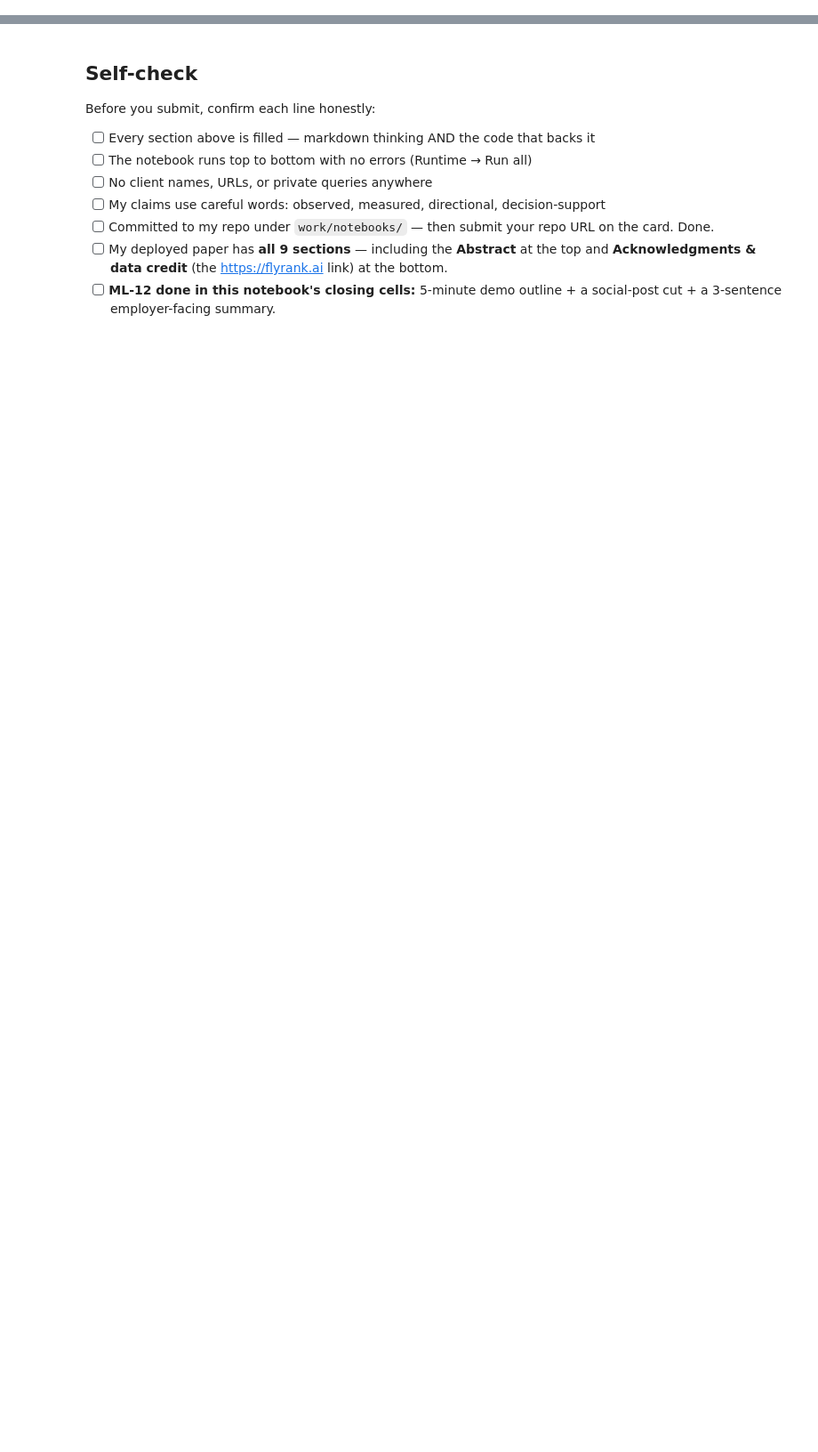
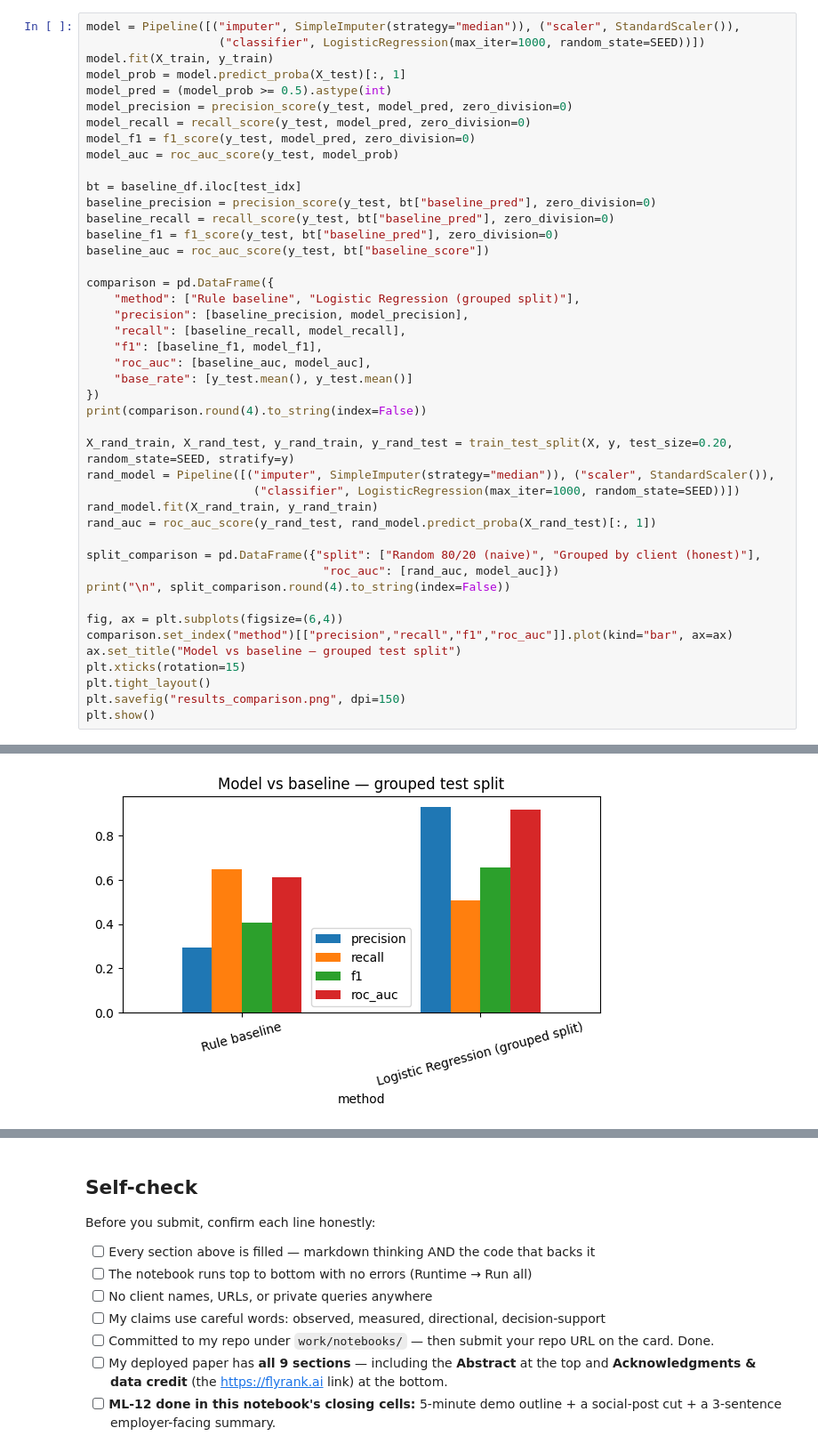
Before and after one commit to titlyzaman25/flyrank-internship, a Jupyter notebook: work/notebooks/capstone.ipynb, the cells around one changed output, grey strips where cells are left out. Shown at 89% size. Cells and saved outputs as stored; diff of their text form; blank space fills up the shorter version.

```diff
--- a/work/notebooks/capstone.ipynb
+++ b/work/notebooks/capstone.ipynb
@@ -36,0 +202,45 @@ This skeleton is yours to fill. Work the sections **in order** — each one has
+# %%
+model = Pipeline([("imputer", SimpleImputer(strategy="median")), ("scaler", StandardScaler()),
+                   ("classifier", LogisticRegression(max_iter=1000, random_state=SEED))])
+model.fit(X_train, y_train)
+model_prob = model.predict_proba(X_test)[:, 1]
+model_pred = (model_prob >= 0.5).astype(int)
+model_precision = precision_score(y_test, model_pred, zero_division=0)
+model_recall = recall_score(y_test, model_pred, zero_division=0)
+model_f1 = f1_score(y_test, model_pred, zero_division=0)
+model_auc = roc_auc_score(y_test, model_prob)
+
+bt = baseline_df.iloc[test_idx]
+baseline_precision = precision_score(y_test, bt["baseline_pred"], zero_division=0)
+baseline_recall = recall_score(y_test, bt["baseline_pred"], zero_division=0)
+baseline_f1 = f1_score(y_test, bt["baseline_pred"], zero_division=0)
+baseline_auc = roc_auc_score(y_test, bt["baseline_score"])
+
+comparison = pd.DataFrame({
+    "method": ["Rule baseline", "Logistic Regression (grouped split)"],
+    "precision": [baseline_precision, model_precision],
+    "recall": [baseline_recall, model_recall],
+    "f1": [baseline_f1, model_f1],
+    "roc_auc": [baseline_auc, model_auc],
+    "base_rate": [y_test.mean(), y_test.mean()]
+})
+print(comparison.round(4).to_string(index=False))
+
+X_rand_train, X_rand_test, y_rand_train, y_rand_test = train_test_split(X, y, test_size=0.20, random_state=SEED, stratify=y)
+rand_model = Pipeline([("imputer", SimpleImputer(strategy="median")), ("scaler", StandardScaler()),
+                        ("classifier", LogisticRegression(max_iter=1000, random_state=SEED))])
+rand_model.fit(X_rand_train, y_rand_train)
+rand_auc = roc_auc_score(y_rand_test, rand_model.predict_proba(X_rand_test)[:, 1])
+
+split_comparison = pd.DataFrame({"split": ["Random 80/20 (naive)", "Grouped by client (honest)"],
+                                  "roc_auc": [rand_auc, model_auc]})
+print("\n", split_comparison.round(4).to_string(index=False))
+
+fig, ax = plt.subplots(figsize=(6,4))
+comparison.set_index("method")[["precision","recall","f1","roc_auc"]].plot(kind="bar", ax=ax)
+ax.set_title("Model vs baseline — grouped test split")
+plt.xticks(rotation=15)
+plt.tight_layout()
+plt.savefig("results_comparison.png", dpi=150)
+plt.show()
+# %% [output]
@@ -36,0 +254 @@ This skeleton is yours to fill. Work the sections **in order** — each one has
+[figure, added]
```
Also changed, not shown: parts of 21 cells of this notebook.
